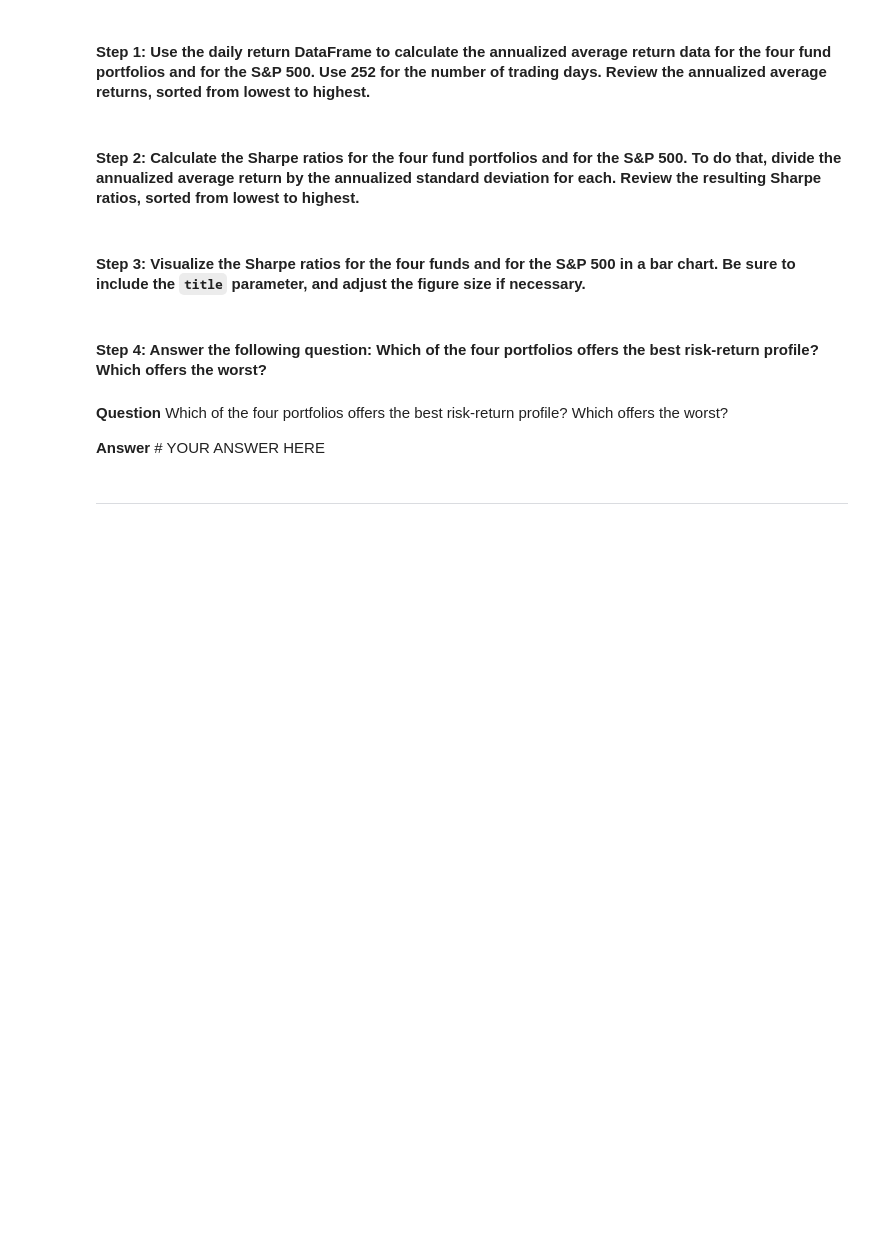
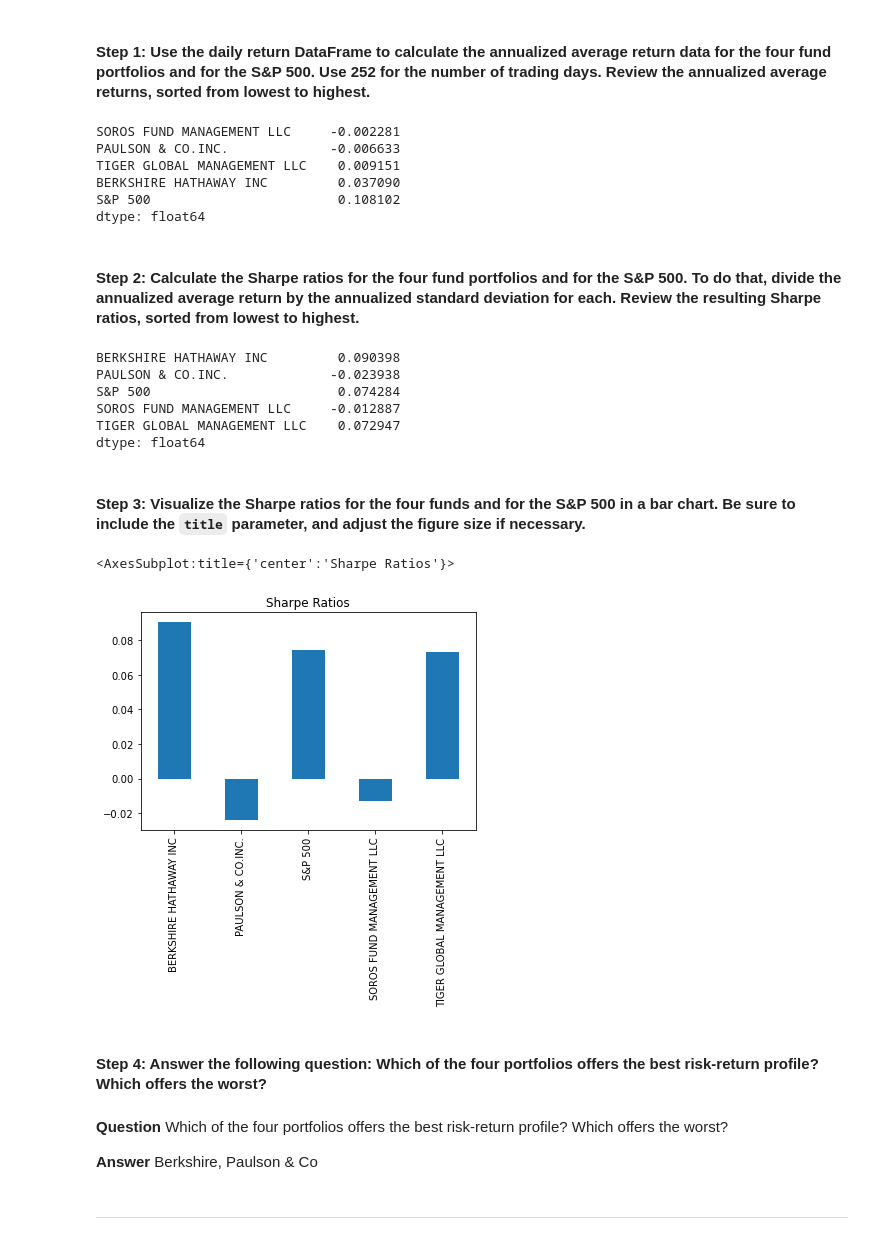
Before and after one commit to simonab57/Quantitative-Analysis, a Jupyter notebook: Quantitative Analysis/risk_return_analysis.ipynb, the cells around one changed output. Drawn from its saved outputs; the diff is of its cells as text; code cells hidden in the pictures; blank space fills up the shorter version.

Commit message:
Analyzing the Risk-Return Profile

```diff
--- a/Quantitative Analysis/risk_return_analysis.ipynb
+++ b/Quantitative Analysis/risk_return_analysis.ipynb
@@ -306,25 +306,45 @@ To determine the overall risk of an asset or portfolio, quantitative analysts an
 # Calculate the annual average return data for the for fund portfolios and the S&P 500
 # Use 252 as the number of trading days in the year
 # Review the annual average returns sorted from lowest to highest
-# YOUR CODE HERE
+trading_days = 252
+avg_annualized_return = daily_returns.mean() * trading_days
+avg_annualized_return
+# %% [output]
+SOROS FUND MANAGEMENT LLC     -0.002281
+PAULSON & CO.INC.             -0.006633
+TIGER GLOBAL MANAGEMENT LLC    0.009151
+BERKSHIRE HATHAWAY INC         0.037090
+S&P 500                        0.108102
+dtype: float64
 # %% [markdown]
 #### Step 2: Calculate the Sharpe ratios for the four fund portfolios and for the S&P 500. To do that, divide the annualized average return by the annualized standard deviation for each. Review the resulting Sharpe ratios, sorted from lowest to highest.
 # %%
 # Calculate the annualized Sharpe Ratios for each of the 4 portfolios and the S&P 500.
 # Review the Sharpe ratios sorted lowest to highest
-# YOUR CODE HERE
+sharpe_ratio = avg_annualized_return / annualized_standard_deviation
+sharpe_ratio
+# %% [output]
+BERKSHIRE HATHAWAY INC         0.090398
+PAULSON & CO.INC.             -0.023938
+S&P 500                        0.074284
+SOROS FUND MANAGEMENT LLC     -0.012887
+TIGER GLOBAL MANAGEMENT LLC    0.072947
+dtype: float64
 # %% [markdown]
 #### Step 3: Visualize the Sharpe ratios for the four funds and for the S&P 500 in a bar chart. Be sure to include the `title` parameter, and adjust the figure size if necessary.
 # %%
 # Visualize the Sharpe ratios as a bar chart
 # Include a title parameter and adjust the figure size
-# YOUR CODE HERE
+sharpe_ratio.plot.bar(title = "Sharpe Ratios")
+# %% [output]
+<AxesSubplot:title={'center':'Sharpe Ratios'}>
+[figure, added]
 # %% [markdown]
 #### Step 4: Answer the following question: Which of the four portfolios offers the best risk-return profile? Which offers the worst?
 # %% [markdown]
 **Question** Which of the four portfolios offers the best risk-return profile? Which offers the worst?
 
-**Answer** # YOUR ANSWER HERE
+**Answer** Berkshire, Paulson & Co
 # %% [markdown]
 ---
 # %% [markdown]
```
